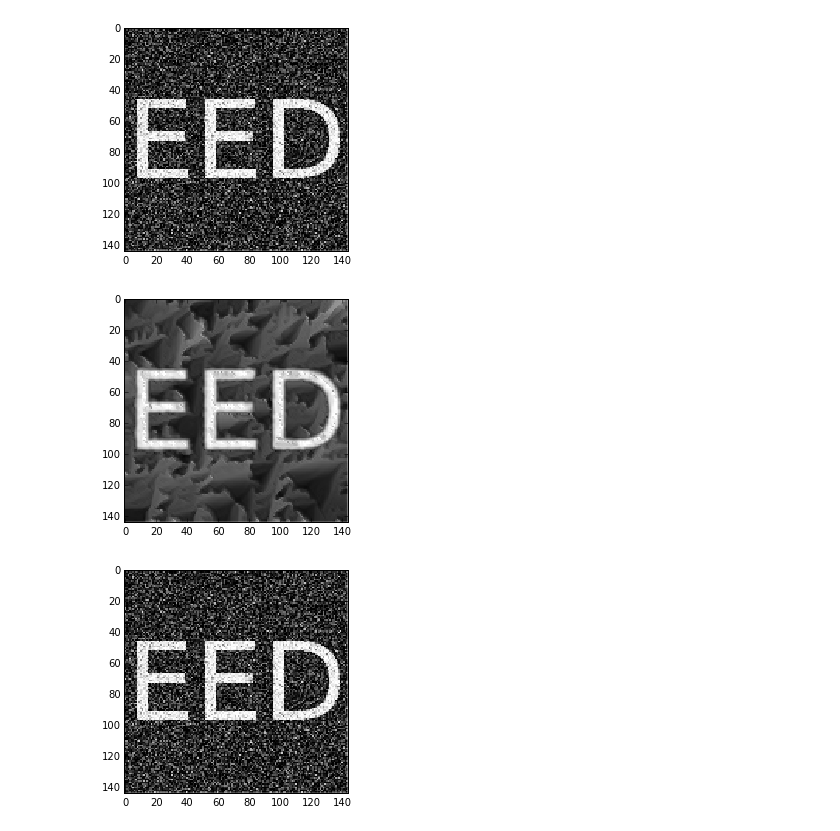
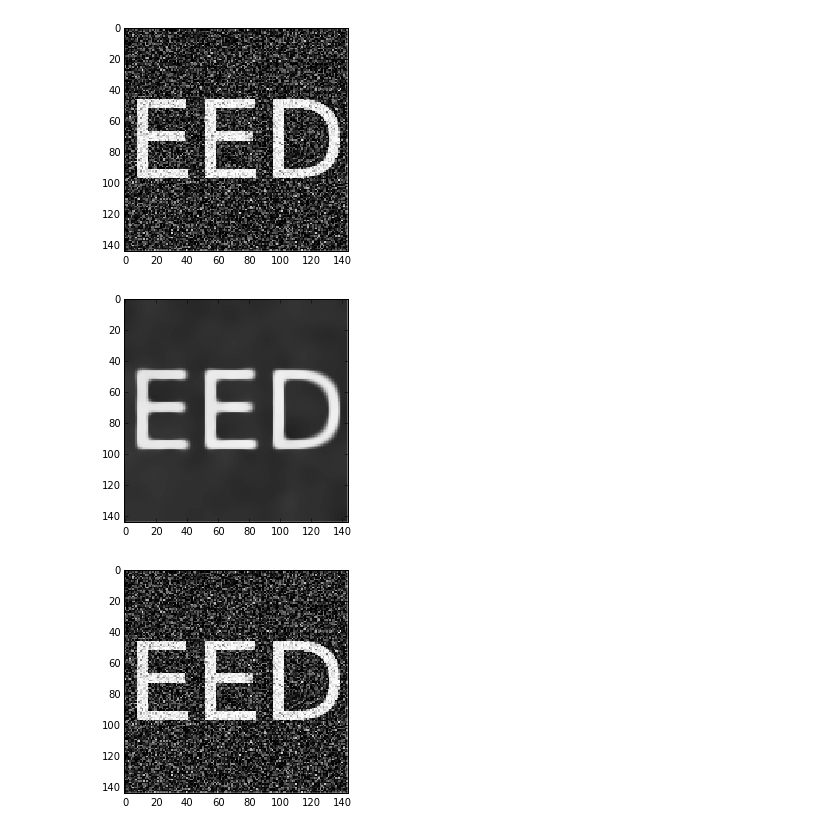
Before and after one commit to eqfinney/diffusion-models, a Jupyter notebook: diffusion.ipynb, the cells around one changed output. Drawn from its saved outputs; the diff is of its cells as text; code cells hidden in the pictures.

```diff
--- a/diffusion.ipynb
+++ b/diffusion.ipynb
@@ -29,7 +31,7 @@ imgplot = plt.imshow(img, cm.Greys_r, interpolation='none', vmin = 0, vmax = 255
 # %%
 dx, dt = 1,0.1
 # %%
-edge_threshold = 5; lsq = edge_threshold**2
+edge_threshold = 5.0; lsq = edge_threshold**2
 # %%
 u = np.copy(img).astype(float)
 # %%
@@ -109,6 +111,7 @@ def gDerivative(order, x, Gs, scale):
         raise Exception('only derivatives up to second order are supported')
 # %%
 def gaussian_derivative(u, scale, ox, oy):
+    scale = float(scale)
     #calculate sample points
     K = np.ceil(3*scale)
     x = np.arange(-K, K+1) # -K, -K+1, ..., 0, ..., K-1, K
@@ -120,8 +123,8 @@ def gaussian_derivative(u, scale, ox, oy):
     Gsx = gDerivative( ox, x, Gs, scale)
     Gsy = gDerivative( oy, x, Gs, scale)
     #do the convolutions
-    tmp = filters.convolve1d(u, Gsx, axis=0)
-    return filters.convolve1d(tmp, Gsy, axis=1)
+    tmp = filters.convolve1d(u, Gsx, axis=1)
+    return filters.convolve1d(tmp, Gsy, axis=0)
 # %%
 def do_step_eed(u):
     # based on https://staff.fnwi.uva.nl/r.vandenboomgaard/nldiffusionweb/nldiffusioncode.pdf
@@ -130,19 +133,19 @@ def do_step_eed(u):
     # gaussian derivatives
     #Rx = filters.gaussian_filter1d(u, sigma=1, axis=0, order=1)
     #Ry = filters.gaussian_filter1d(u, sigma=1, axis=1, order=1)
-    Rx = gaussian_derivative(u, 1, 1, 0)
-    Ry = gaussian_derivative(u, 1, 0, 1)
+    Rx = gaussian_derivative(u, 1.0, 1, 0)
+    Ry = gaussian_derivative(u, 1.0, 0, 1)
     Rx2 = Rx*Rx
     Ry2 = Ry*Ry
     Rw2 = Rx2+Ry2
     Rw = np.sqrt(Rw2)
 
     # eigenvalues for diffusion tensor
-    #c2 = 1.0/(1.0 + (Rw2)/lsq) # Perona-Malik diffusivity across edges
-    #c1 = 1                     # full diffusion along edges
+    c2 = 1.0/(1.0 + (Rw / edge_threshold)**2) # Perona-Malik diffusivity across edges
+    c1 = 1                     # full diffusion along edges
 
-    c2 = np.exp(-1.0 * (Rw / edge_threshold)**2)
-    c1 = 0.2 * c2
+    #c2 = np.exp(-1.0 * (Rw / edge_threshold)**2)
+    #c1 = 0.2 * c2
 
     # diffusion tensor components
     a = (c1*Rx2 + c2*Ry2) / (Rw2 + eps)
@@ -199,15 +202,15 @@ def do_step_eed(u):
              0.5  * (amc+2*acc+apc+ccm+2*ccc+ccp) * ucc +
              0.5  * (apc+acc) * upc +
              0.25 * (bmc+bcm) * umm +
-             0.5  * (ccm+ccc) * ucm +
+             0.5  * (ccm+ccc) * ucm -
              0.25 * (bpc+bcm) * upm
         )
         d[i] *= dt
     u += d
 # %%
 u = np.copy(img).astype(float)
-u = ndimage.gaussian_filter(u, sigma=1)
-for i in xrange(10*20): do_step_eed(u)
+#u = ndimage.gaussian_filter(u, sigma=1)
+for i in xrange(int(1/dt)*20): do_step_eed(u)
 show(u)
 # %% [output]
-[figure, old version]
+[figure, new version]
```
Also changed, not shown: parts of 2 cells of this notebook.
